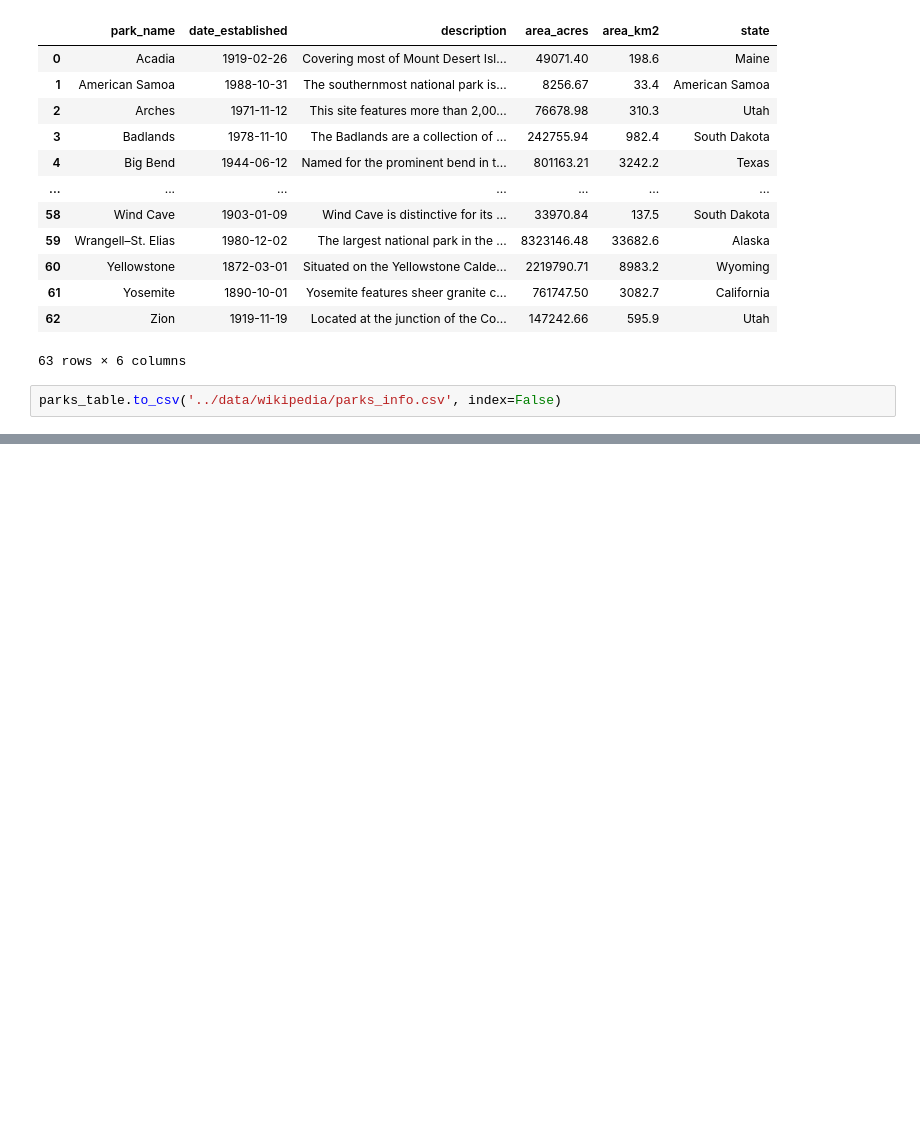
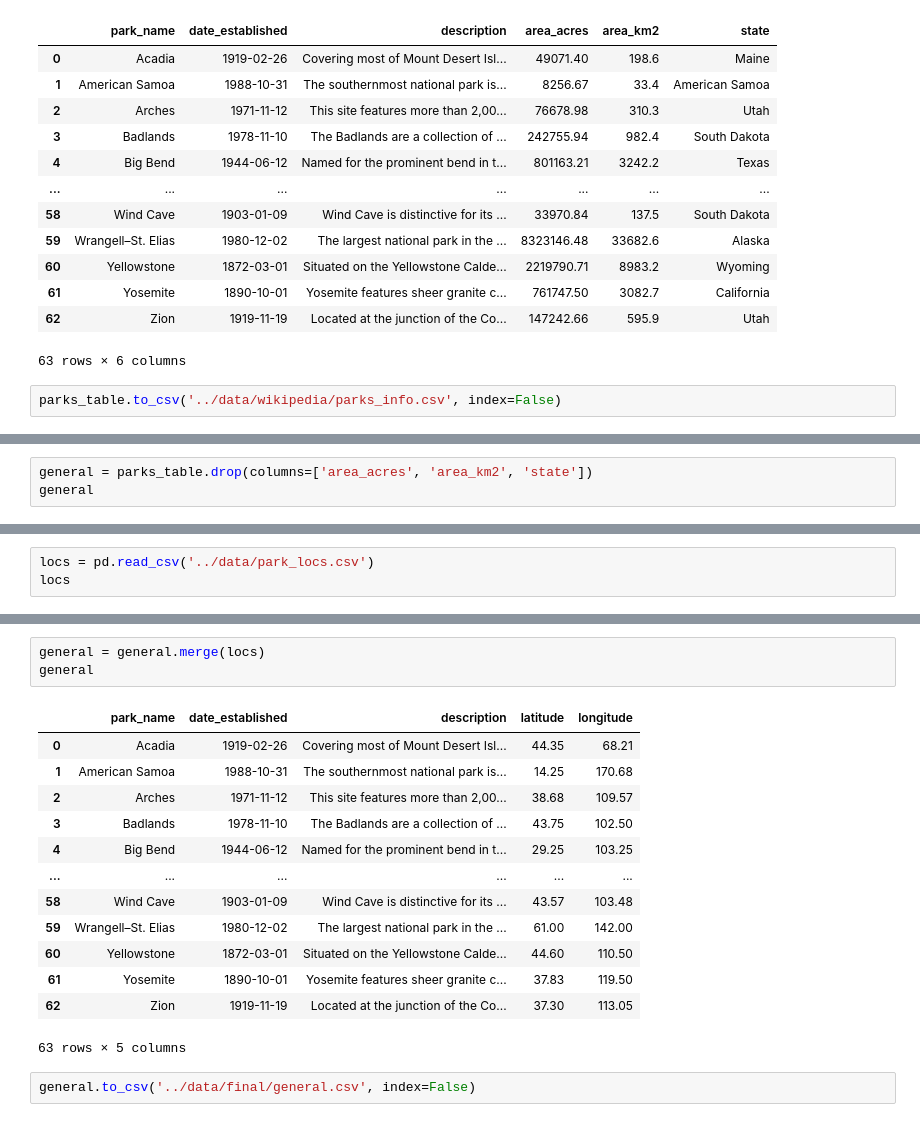
Before and after one commit to jaredjab/Capstone, a Jupyter notebook: scripts/national_parks_web_scrape.ipynb, the cells around one changed output, grey strips where cells are left out. Saved outputs shown, nothing was run; the diff lists cells and outputs as text; blank space fills up the shorter version.

```diff
--- a/scripts/national_parks_web_scrape.ipynb
+++ b/scripts/national_parks_web_scrape.ipynb
@@ -253,0 +237,3 @@ Zion
+# %%
+general = parks_table.drop(columns=['area_acres', 'area_km2', 'state'])
+general
@@ -253,0 +254,3 @@ Zion
+# %%
+locs = pd.read_csv('../data/park_locs.csv')
+locs
@@ -253,0 +271,19 @@ Zion
+# %%
+general = general.merge(locs)
+general
+# %% [output]
+|  | park_name | date_established | description | latitude | longitude |
+| 0 | Acadia | 1919-02-26 | Covering most of Mount Desert Isl... | 44.35 | 68.21 |
+| 1 | American Samoa | 1988-10-31 | The southernmost national park is... | 14.25 | 170.68 |
+| 2 | Arches | 1971-11-12 | This site features more than 2,00... | 38.68 | 109.57 |
+| 3 | Badlands | 1978-11-10 | The Badlands are a collection of ... | 43.75 | 102.50 |
+| 4 | Big Bend | 1944-06-12 | Named for the prominent bend in t... | 29.25 | 103.25 |
+| ... | ... | ... | ... | ... | ... |
+| 58 | Wind Cave | 1903-01-09 | Wind Cave is distinctive for its ... | 43.57 | 103.48 |
+| 59 | Wrangell–St. Elias | 1980-12-02 | The largest national park in the ... | 61.00 | 142.00 |
+| 60 | Yellowstone | 1872-03-01 | Situated on the Yellowstone Calde... | 44.60 | 110.50 |
+| 61 | Yosemite | 1890-10-01 | Yosemite features sheer granite c... | 37.83 | 119.50 |
+| 62 | Zion | 1919-11-19 | Located at the junction of the Co... | 37.30 | 113.05 |
+63 rows × 5 columns
+# %%
+general.to_csv('../data/final/general.csv', index=False)
```
Also changed, not shown: parts of 5 cells of this notebook, 3 other files.
